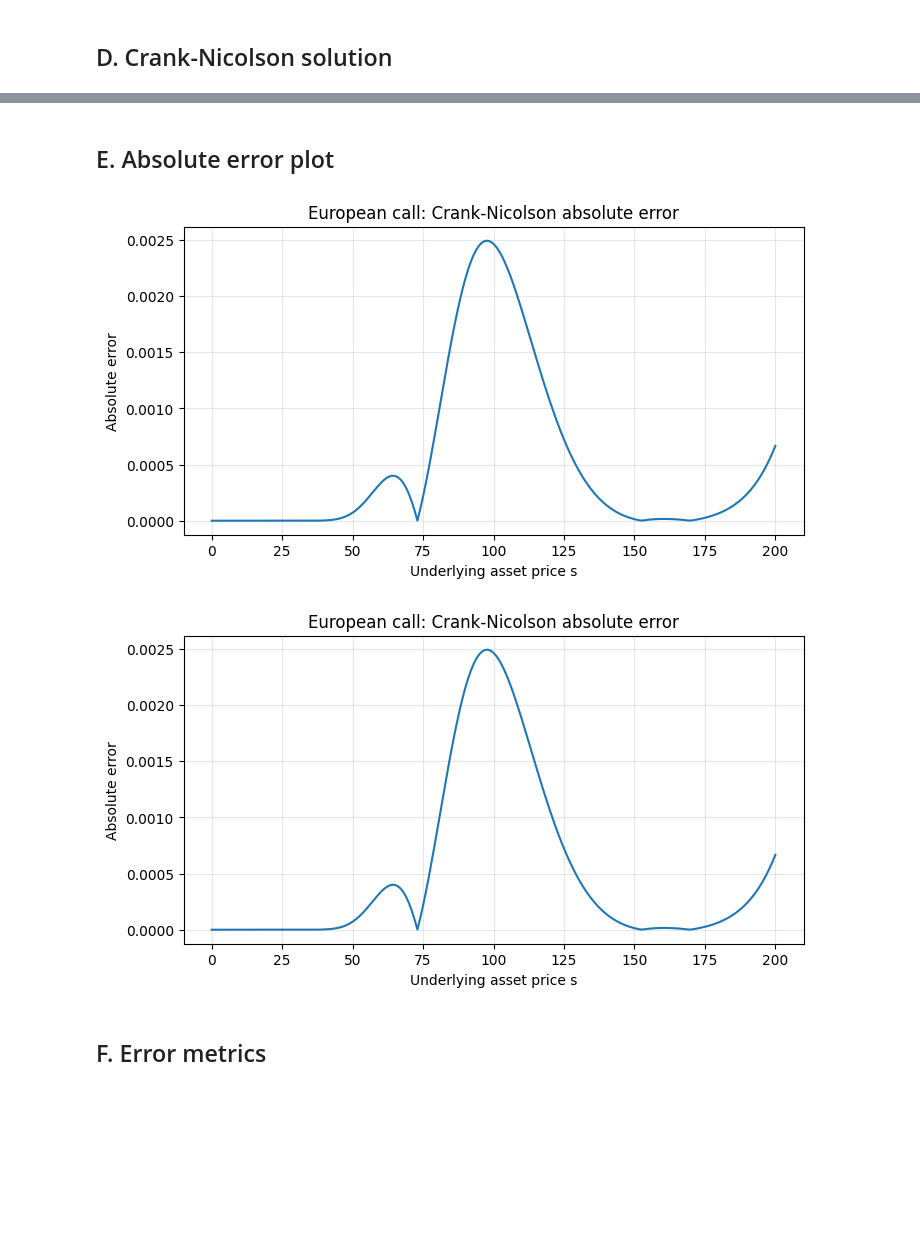
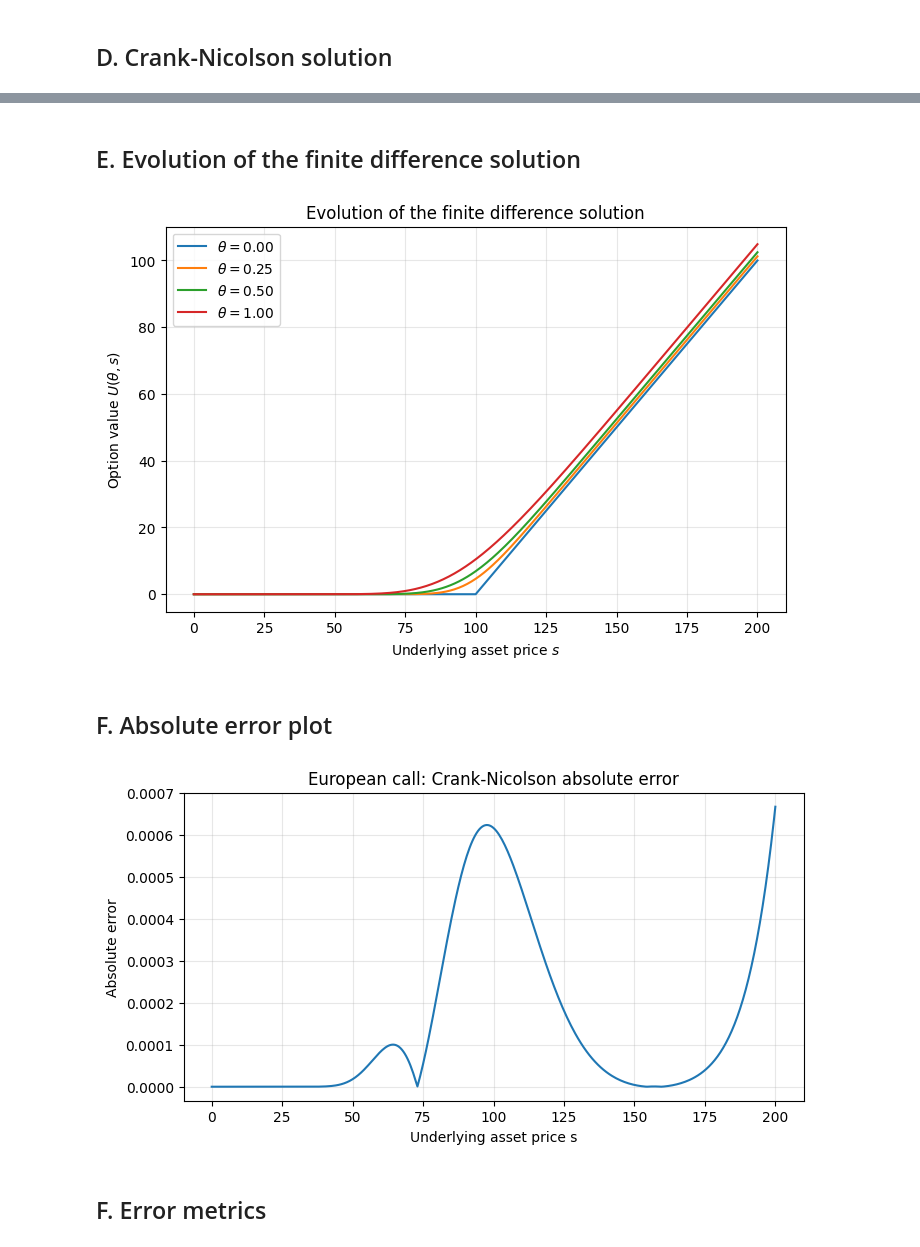
Before and after one commit to JakubCiaglo/PDE-project, a Jupyter notebook: notebooks/main.ipynb, the cells around one changed output, grey strips where cells are left out. Drawn from its saved outputs; the diff is of its cells as text; code cells hidden in the pictures; blank space fills up the shorter version.

```diff
--- a/notebooks/main.ipynb
+++ b/notebooks/main.ipynb
@@ -55,7 +55,7 @@ params = BlackScholesParams(
     volatility=0.20,
     option_type="call",
 )
-grid = GridParams(s_max=200, asset_steps=200, time_steps=200)
+grid = GridParams(s_max=200, asset_steps=400, time_steps=400)
 asset_grid = np.linspace(0.0, grid.s_max, grid.asset_steps + 1)
 payoff_values = payoff(asset_grid, params.strike, params.option_type)
 exact = black_scholes_price(asset_grid, params)
@@ -93,17 +91,41 @@ fig
+# %% [markdown]
+## E. Evolution of the finite difference solution
+# %%
+asset_grid, theta_grid, solution = solve_crank_nicolson_fd(
+    params,
+    grid,
+    return_full_grid=True
+)
+
+fig, ax = plt.subplots(figsize=(8, 5))
+
+for theta_value in [0.0, 0.25, 0.5, 1.0]:
+    idx = np.argmin(np.abs(theta_grid - theta_value))
+    ax.plot(asset_grid, solution[idx], label=f"$\\theta={theta_grid[idx]:.2f}$")
+
+ax.set_xlabel("Underlying asset price $s$")
+ax.set_ylabel("Option value $U(\\theta,s)$")
+ax.set_title("Evolution of the finite difference solution")
+ax.grid(True, alpha=0.3)
+ax.legend()
+
+save_figure(fig, "pde_solution_evolution_call.png")
+plt.show()
+# %% [output]
+[figure, added]
 # %% [markdown]
-## E. Absolute error plot
+## F. Absolute error plot
 # %%
 fig, ax = plot_error(
     asset_grid,
     numerical,
     exact,
     title="European call: Crank-Nicolson absolute error",
 )
 save_figure(fig, "absolute_error_call.png")
-fig
+plt.show()
 # %% [output]
-[figure, old version]
+[figure, new version]
-[figure, removed]
 # %% [markdown]
 ## F. Error metrics
 # %%
```
Also changed, not shown: parts of 10 cells of this notebook, 1 other file.
